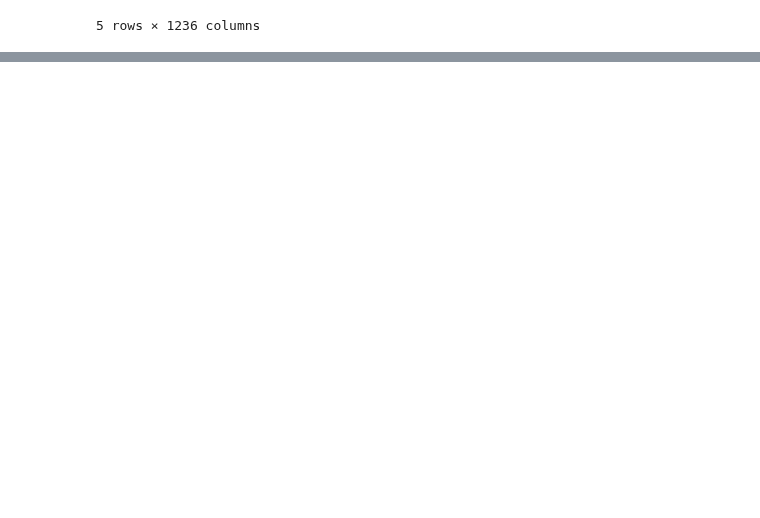
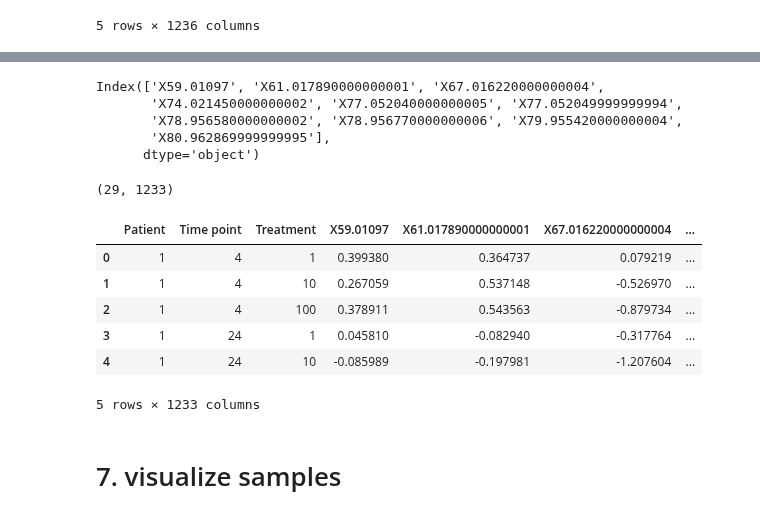
Before and after one commit to adelomana/HUVECs, a Jupyter notebook: Fig.4.untargeted/patient-specific/sample visualizer.ipynb, the cells around one changed output, grey strips where cells are left out. Drawn from its saved outputs; the diff is of its cells as text; code cells hidden in the pictures; blank space fills up the shorter version.

```diff
--- a/Fig.4.untargeted/patient-specific/sample visualizer.ipynb
+++ b/Fig.4.untargeted/patient-specific/sample visualizer.ipynb
@@ -228,0 +256,54 @@ patient_df
+# %%
+patients = [1, 2, 3, 4, 5]
+time_points = [4, 24]
+treatments = [1, 10, 100]
+peak_mz_names = result.columns[4:]
+print(peak_mz_names[:10])
+# %% [output]
+Index(['X59.01097', 'X61.017890000000001', 'X67.016220000000004',
+       'X74.021450000000002', 'X77.052040000000005', 'X77.052049999999994',
+       'X78.956580000000002', 'X78.956770000000006', 'X79.955420000000004',
+       'X80.962869999999995'],
+      dtype='object')
+# %%
+fold_change = {}
+
+for peak_mz_name in peak_mz_names:
+
+    fold_change['Patient'] = []
+    fold_change['Time point'] = []
+    fold_change['Treatment'] = []
+    fold_change[peak_mz_name] = []
+
+    for patient in patients:
+        for time_point in time_points:
+            for treatment in treatments:
+
+                perturbation = result[(result['Patient'] == patient) & (result['Time'] == time_point) & (result['Treatment'] == treatment)][peak_mz_name].values
+                reference = result[(result['Patient'] == patient) & (result['Time'] == time_point) & (result['Treatment'] == 'EGM')][peak_mz_name].values
+
+                if numpy.min([len(perturbation), len(reference)]) > 0:
+
+                    num = numpy.log2(10**(numpy.median(perturbation)))
+                    den = numpy.log2(10**(numpy.median(reference)))
+                    log2FC = num - den
+
+                    fold_change['Patient'].append(patient)
+                    fold_change['Time point'].append(time_point)
+                    fold_change['Treatment'].append(treatment)
+                    fold_change[peak_mz_name].append(log2FC)
+# %%
+fcdf = pandas.DataFrame.from_dict(fold_change)
+print(fcdf.shape)
+fcdf.head()
+# %% [output]
+(29, 1233)
+|  | Patient | Time point | Treatment | X59.01097 | X61.017890000000001 | X67.016220000000004 | ... |
+| 0 | 1 | 4 | 1 | 0.399380 | 0.364737 | 0.079219 | ... |
+| 1 | 1 | 4 | 10 | 0.267059 | 0.537148 | -0.526970 | ... |
+| 2 | 1 | 4 | 100 | 0.378911 | 0.543563 | -0.879734 | ... |
+| 3 | 1 | 24 | 1 | 0.045810 | -0.082940 | -0.317764 | ... |
+| 4 | 1 | 24 | 10 | -0.085989 | -0.197981 | -1.207604 | ... |
+5 rows × 1233 columns
+# %% [markdown]
+# 7. visualize samples
```
Also changed, not shown: parts of 11 cells of this notebook.
